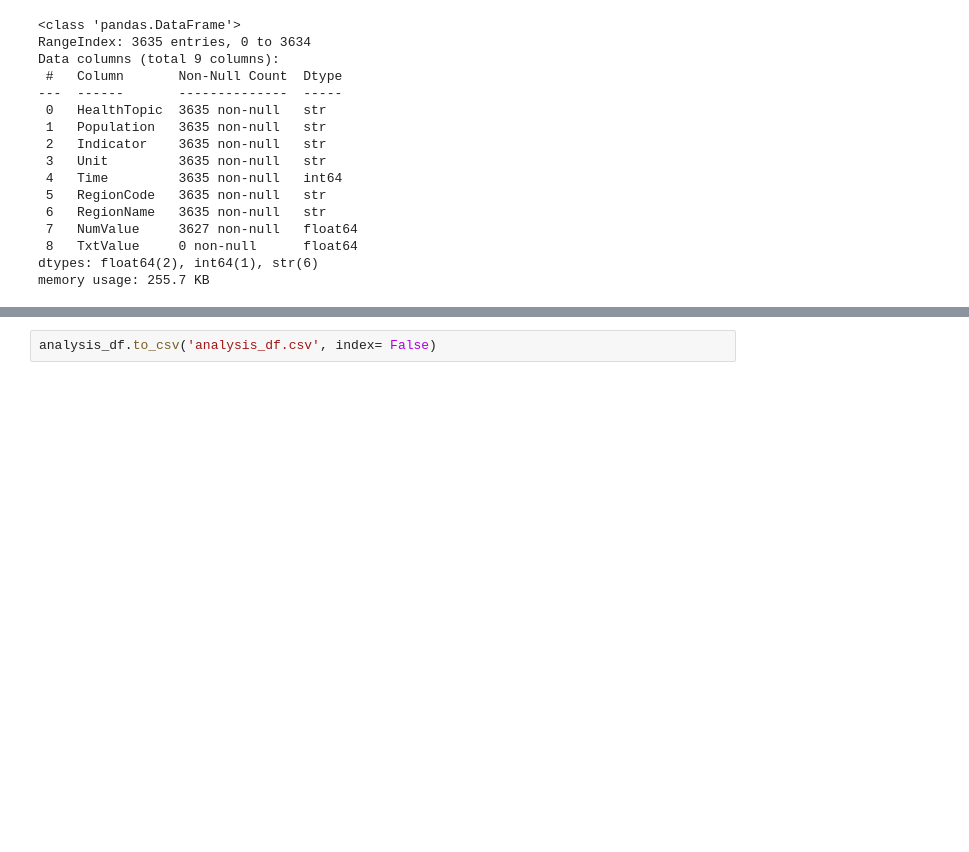
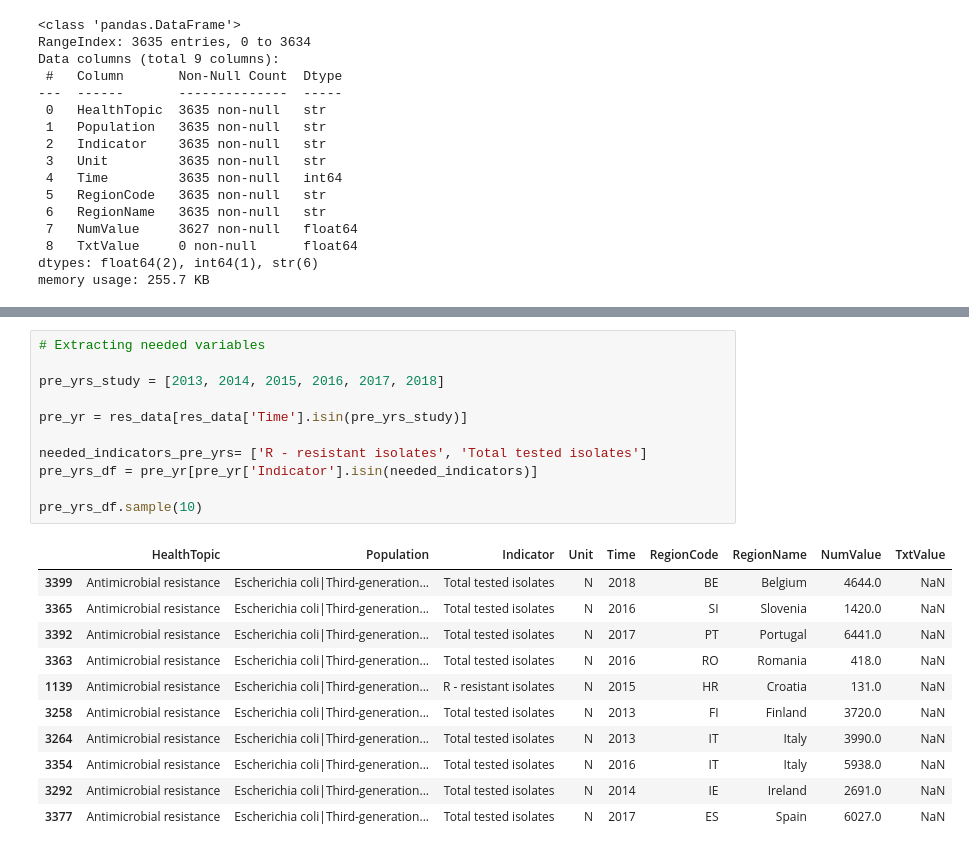
Before and after one commit to bitrusemmanuel101-rgb/antibiotic-resistance-confidence-intervals, a Jupyter notebook: notebooks/amr_confidence_interval.ipynb, the cells around one changed output, grey strips where cells are left out. Saved outputs shown, nothing was run; the diff lists cells and outputs as text; blank space fills up the shorter version.

```diff
--- a/notebooks/amr_confidence_interval.ipynb
+++ b/notebooks/amr_confidence_interval.ipynb
@@ -184,2 +199,23 @@ print(higher_confidence)
 # %%
-analysis_df.to_csv('analysis_df.csv', index= False)
+# Extracting needed variables
+
+pre_yrs_study = [2013, 2014, 2015, 2016, 2017, 2018]
+
+pre_yr = res_data[res_data['Time'].isin(pre_yrs_study)]
+
+needed_indicators_pre_yrs= ['R - resistant isolates', 'Total tested isolates']
+pre_yrs_df = pre_yr[pre_yr['Indicator'].isin(needed_indicators)]
+
+pre_yrs_df.sample(10)
+# %% [output]
+|  | HealthTopic | Population | Indicator | Unit | Time | RegionCode | RegionName | NumValue | TxtValue |
+| 3399 | Antimicrobial resistance | Escherichia coli|Third-generation... | Total tested isolates | N | 2018 | BE | Belgium | 4644.0 | NaN |
+| 3365 | Antimicrobial resistance | Escherichia coli|Third-generation... | Total tested isolates | N | 2016 | SI | Slovenia | 1420.0 | NaN |
+| 3392 | Antimicrobial resistance | Escherichia coli|Third-generation... | Total tested isolates | N | 2017 | PT | Portugal | 6441.0 | NaN |
+| 3363 | Antimicrobial resistance | Escherichia coli|Third-generation... | Total tested isolates | N | 2016 | RO | Romania | 418.0 | NaN |
+| 1139 | Antimicrobial resistance | Escherichia coli|Third-generation... | R - resistant isolates | N | 2015 | HR | Croatia | 131.0 | NaN |
+| 3258 | Antimicrobial resistance | Escherichia coli|Third-generation... | Total tested isolates | N | 2013 | FI | Finland | 3720.0 | NaN |
+| 3264 | Antimicrobial resistance | Escherichia coli|Third-generation... | Total tested isolates | N | 2013 | IT | Italy | 3990.0 | NaN |
+| 3354 | Antimicrobial resistance | Escherichia coli|Third-generation... | Total tested isolates | N | 2016 | IT | Italy | 5938.0 | NaN |
+| 3292 | Antimicrobial resistance | Escherichia coli|Third-generation... | Total tested isolates | N | 2014 | IE | Ireland | 2691.0 | NaN |
+| 3377 | Antimicrobial resistance | Escherichia coli|Third-generation... | Total tested isolates | N | 2017 | ES | Spain | 6027.0 | NaN |
```
Also changed, not shown: parts of 21 cells of this notebook, 1 other file.
